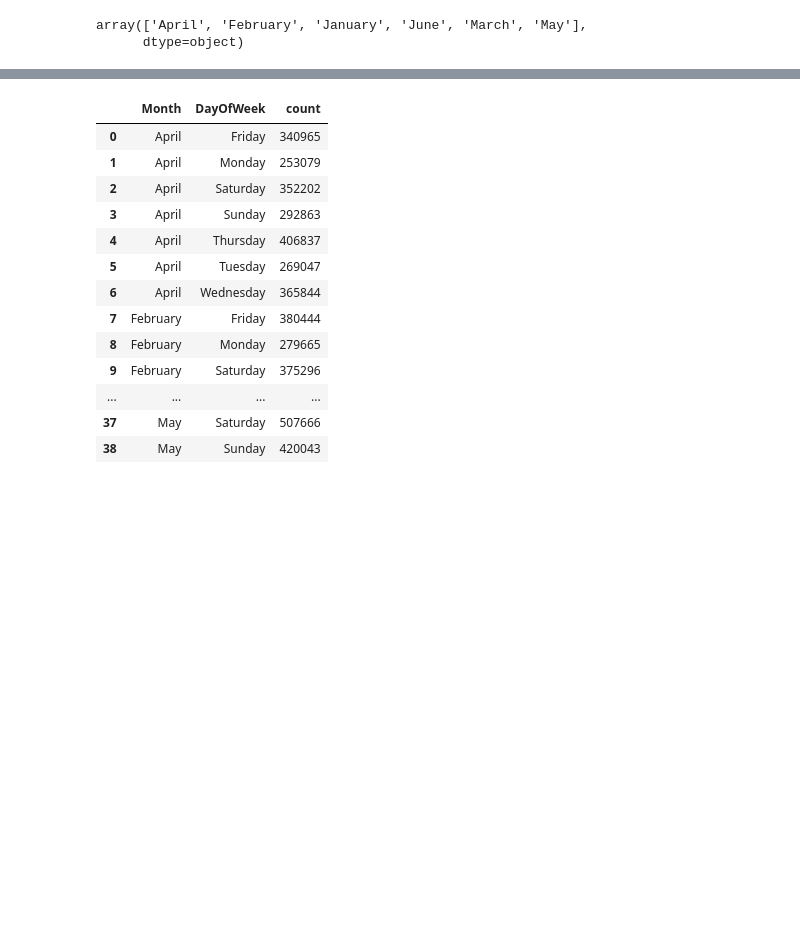
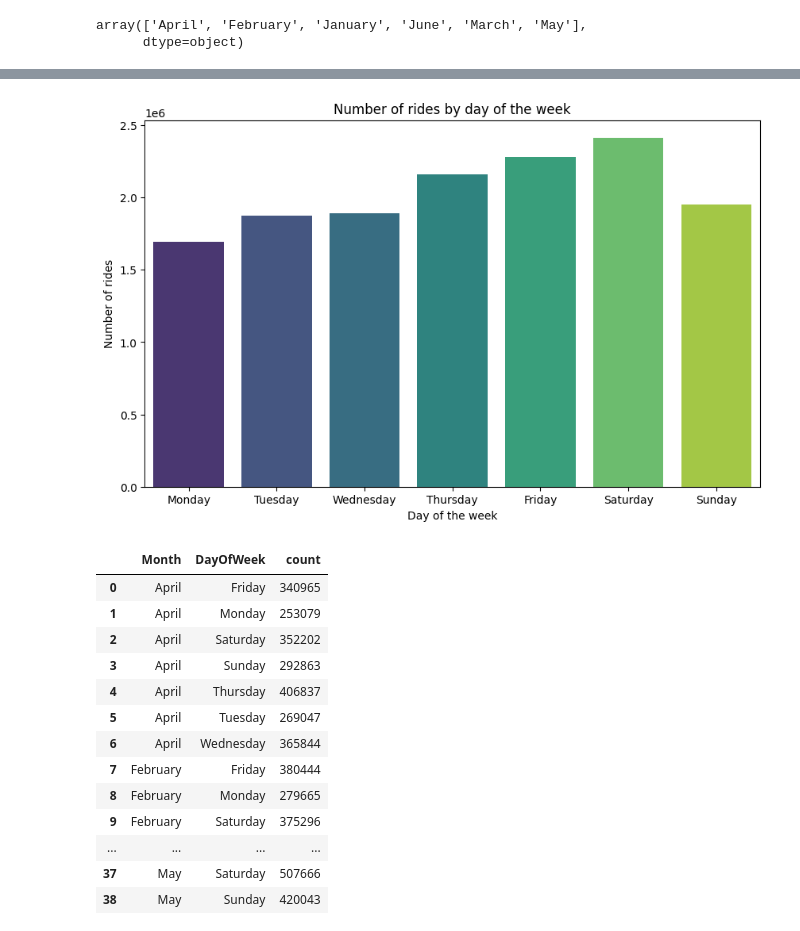
Before and after one commit to savicm5/mlProject, a Jupyter notebook: src/03_uber_2015.ipynb, the cells around one changed output, grey strips where cells are left out. Drawn from its saved outputs; the diff is of its cells as text; code cells hidden in the pictures; blank space fills up the shorter version.

```diff
--- a/src/03_uber_2015.ipynb
+++ b/src/03_uber_2015.ipynb
@@ -299,3 +279,7 @@ data
+# %%
+plot_rides_by_day(data)
+# %% [output]
+[figure, added]
 # %%
 data_agg = data.groupby(['Month', 'DayOfWeek']).size().reset_index(name='count')
 # %%
```
Also changed, not shown: parts of 22 cells of this notebook, 1 other file.
